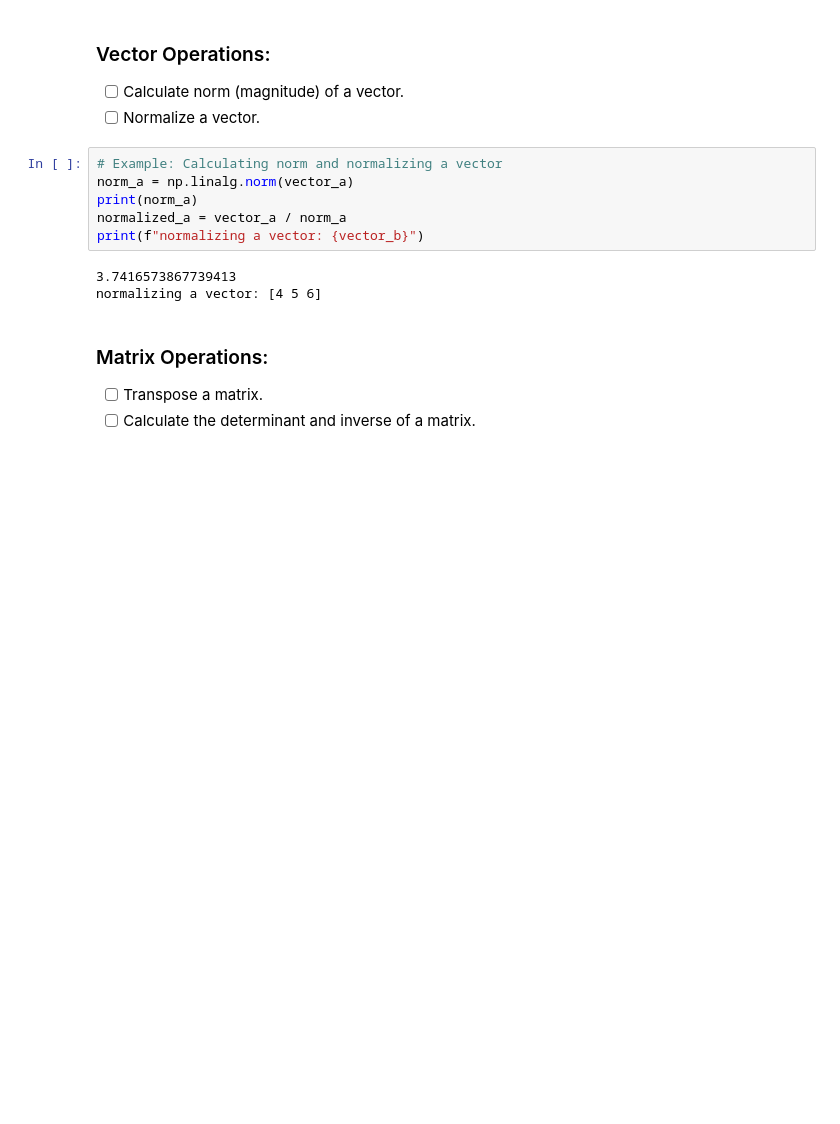
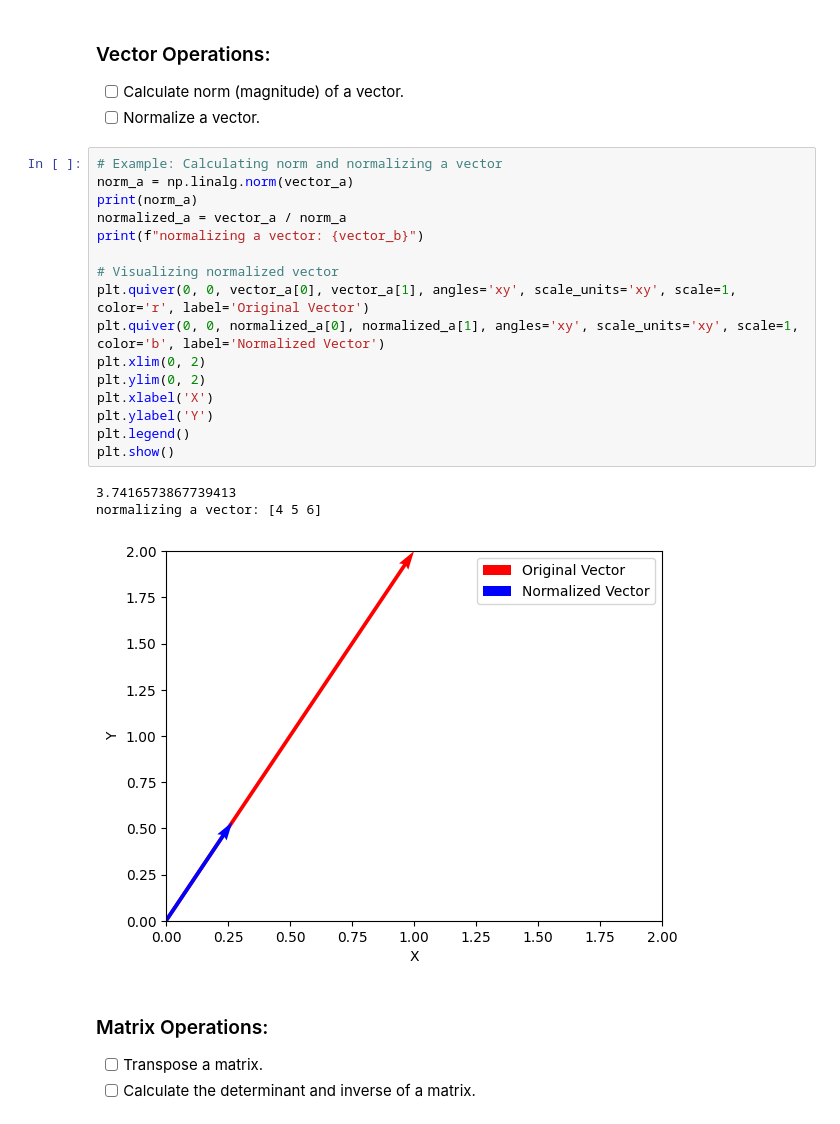
Before and after one commit to mr-rafiq/Machine_Learning_RoadMap, a Jupyter notebook: Refresh Mathematics Basics.ipynb, the cells around one changed output. Saved outputs shown, nothing was run; the diff lists cells and outputs as text; blank space fills up the shorter version.

```diff
--- a/Refresh Mathematics Basics.ipynb
+++ b/Refresh Mathematics Basics.ipynb
@@ -33,12 +75,23 @@ Dotproduct: 32
 # %%
 # Example: Calculating norm and normalizing a vector
 norm_a = np.linalg.norm(vector_a)
 print(norm_a)
 normalized_a = vector_a / norm_a
 print(f"normalizing a vector: {vector_b}")
+
+# Visualizing normalized vector
+plt.quiver(0, 0, vector_a[0], vector_a[1], angles='xy', scale_units='xy', scale=1, color='r', label='Original Vector')
+plt.quiver(0, 0, normalized_a[0], normalized_a[1], angles='xy', scale_units='xy', scale=1, color='b', label='Normalized Vector')
+plt.xlim(0, 2)
+plt.ylim(0, 2)
+plt.xlabel('X')
+plt.ylabel('Y')
+plt.legend()
+plt.show()
 # %% [output]
 3.7416573867739413
 normalizing a vector: [4 5 6]
+[figure, added]
 # %% [markdown]
  ### Matrix Operations:
   - [ ] Transpose a matrix.
```
Also changed, not shown: parts of 13 cells of this notebook.
